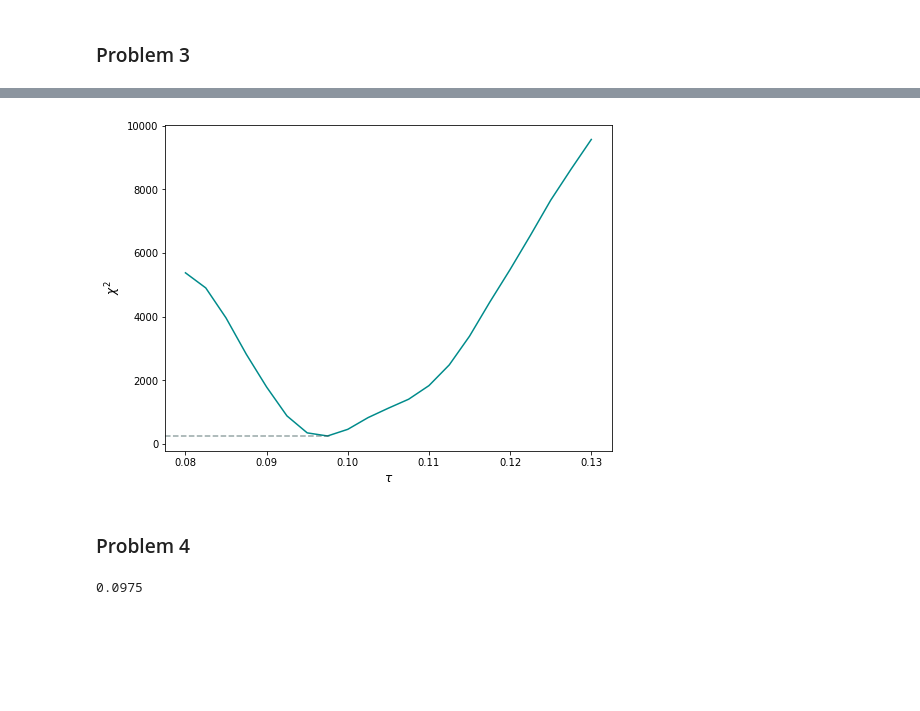
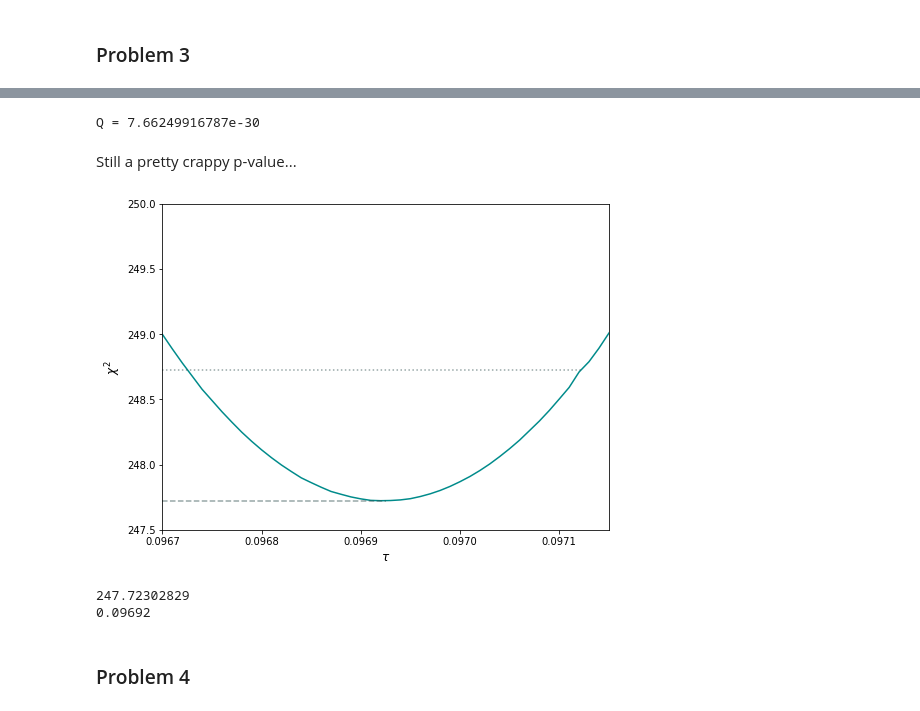
Before and after one commit to columbia-astro/problem-set-7-jicortes, a Jupyter notebook: HW7_jcortes.ipynb, the cells around one changed output, grey strips where cells are left out. Drawn from its saved outputs; the diff is of its cells as text; code cells hidden in the pictures; blank space fills up the shorter version.

```diff
--- a/HW7_jcortes.ipynb
+++ b/HW7_jcortes.ipynb
@@ -195,16 +228,52 @@ print chi2_vals[chi2_min], tau_vals[chi2_min]
+# %%
+top = integrate.quad(gamma, x, np.inf)
+bottom = integrate.quad(gamma, 0, np.inf)
+
+Q = top[0] / bottom[0]
+# %%
+print "Q =", Q
+# %% [output]
+Q = 7.66249916787e-30
+# %%
+start = 0.09670
+finish = 0.09715
+ds = 0.00001
+cf = 1/ds
+tau_vals = np.arange(start*cf, (finish+ds)*cf, ds*cf)/cf
+# %%
+chi2_vals = []
+for tau_val in tau_vals:
+    z_vals = (time125 - t0) / tau_val
+    f_vals = np.zeros(len(z_vals))
+    for i in range(len(z_vals)):
+        z = z_vals[i]
+        top = integrate.quad(numerator, 0, 1)
+        bottom = integrate.quad(denominator, 0, 1)
+        f_vals[i] = top[0]/bottom[0]
+    X2 = chi2(f_vals, flux_norm, sig_norm)
+    chi2_vals.append(X2)
+# %%
+# find index for minimum chi-squared value
+chi2_min = np.argmin(chi2_vals)
+# %% [markdown]
+Still a pretty crappy p-value...
 # %%
 plt.figure(figsize=(8,6))
 plt.plot(tau_vals, chi2_vals, color='darkcyan', ls='-')
-plt.axhline(y=chi2_vals[chi2_min], xmax=0.37, color='darkslategrey', ls='--', alpha=0.5)
-#plt.axvline(x=tau_vals[chi2_min], color='darkslategrey', ls='--', alpha=0.2)
+plt.axhline(y=chi2_vals[chi2_min]+1, xmax=0.94, color='darkslategrey', ls=':', alpha=0.5)
+plt.axhline(y=chi2_vals[chi2_min], xmax=0.5, color='darkslategrey', ls='--', alpha=0.5)
+plt.xlim([0.09670, 0.09715])
+plt.ylim([247.5, 250])
 plt.xlabel(r'$\tau$', fontsize=12)
 plt.ylabel(r'$\chi^2$', fontsize=12)
 plt.show()
 # %% [output]
-[figure, old version]
+[figure, new version]
+# %%
+print chi2_vals[chi2_min]
+print tau_vals[chi2_min]
+# %% [output]
+247.72302829
+0.09692
 # %% [markdown]
 ### Problem 4
-# %%
-print tau_vals[chi2_min]
-# %% [output]
-0.0975
```
Also changed, not shown: parts of 10 cells of this notebook.
